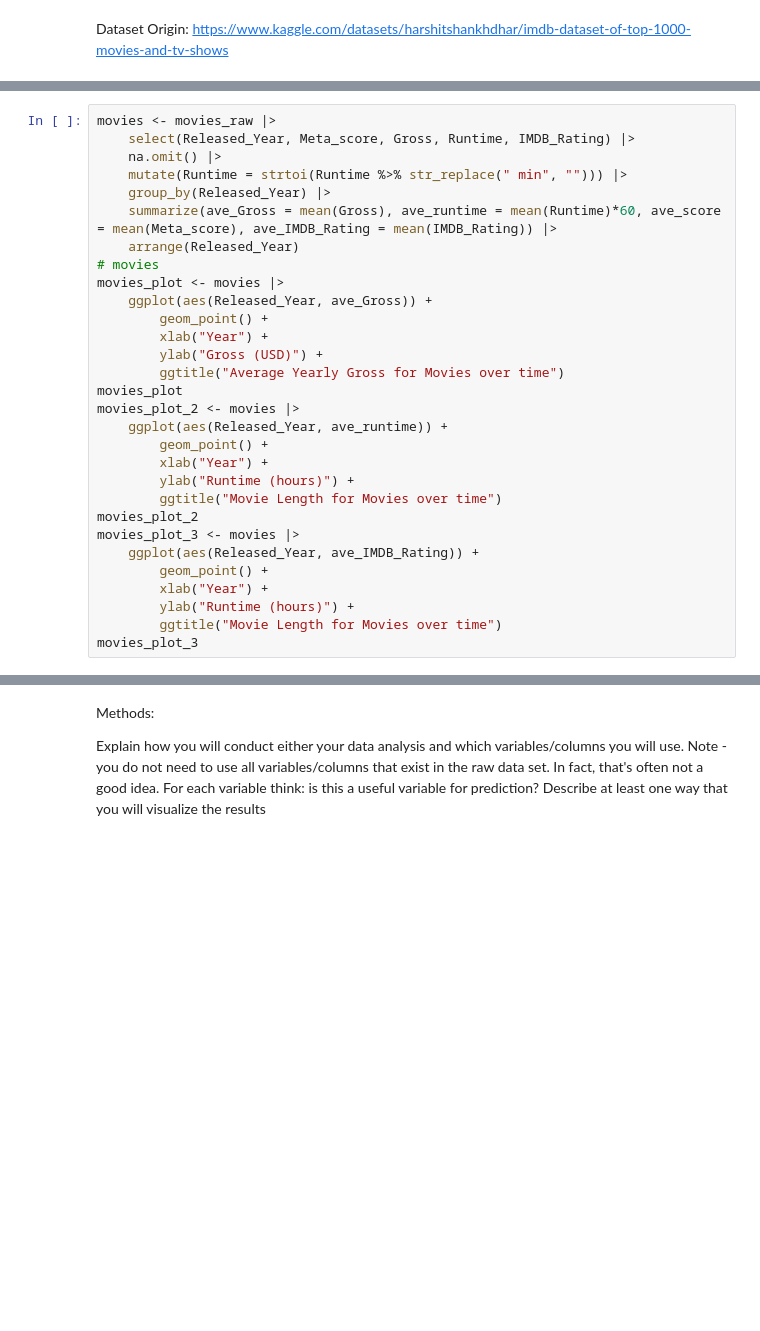
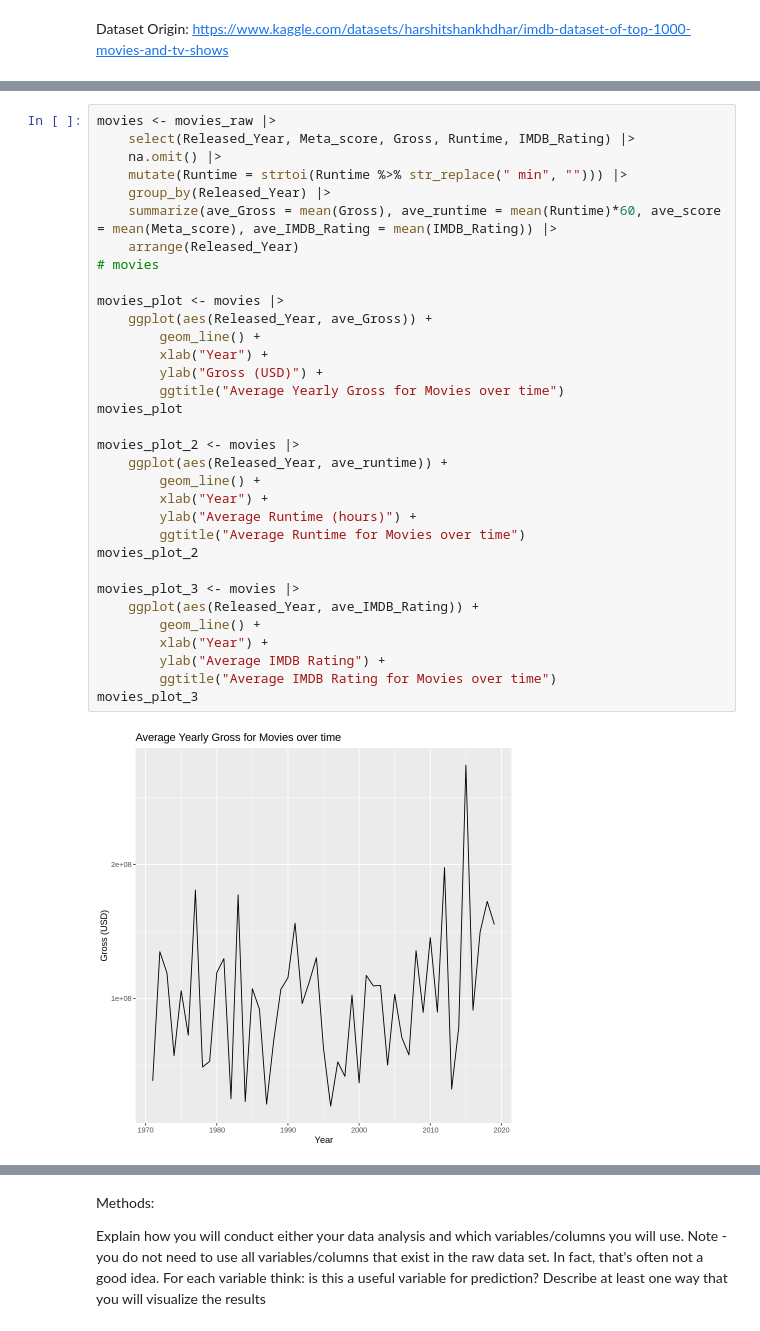
Before and after one commit to anh-dong/dsci-100-2023w1-group-33, a Jupyter notebook: Proposal.ipynb, the cells around one changed output, grey strips where cells are left out. Saved outputs shown, nothing was run; the diff lists cells and outputs as text; blank space fills up the shorter version.

Commit message:
Changed Plots and Plot Titles

```diff
--- a/Proposal.ipynb
+++ b/Proposal.ipynb
@@ -31,30 +67,35 @@ movies_raw
 # %%
 movies <- movies_raw |>
     select(Released_Year, Meta_score, Gross, Runtime, IMDB_Rating) |>
     na.omit() |>
     mutate(Runtime = strtoi(Runtime %>% str_replace(" min", ""))) |>
     group_by(Released_Year) |>
     summarize(ave_Gross = mean(Gross), ave_runtime = mean(Runtime)*60, ave_score = mean(Meta_score), ave_IMDB_Rating = mean(IMDB_Rating)) |>
     arrange(Released_Year)
 # movies
+
 movies_plot <- movies |>
     ggplot(aes(Released_Year, ave_Gross)) +
-        geom_point() +
+        geom_line() +
         xlab("Year") +
         ylab("Gross (USD)") +
         ggtitle("Average Yearly Gross for Movies over time")
 movies_plot
+
 movies_plot_2 <- movies |>
     ggplot(aes(Released_Year, ave_runtime)) +
-        geom_point() +
+        geom_line() +
         xlab("Year") +
-        ylab("Runtime (hours)") +
-        ggtitle("Movie Length for Movies over time")
+        ylab("Average Runtime (hours)") +
+        ggtitle("Average Runtime for Movies over time")
 movies_plot_2
+
 movies_plot_3 <- movies |>
     ggplot(aes(Released_Year, ave_IMDB_Rating)) +
-        geom_point() +
+        geom_line() +
         xlab("Year") +
-        ylab("Runtime (hours)") +
-        ggtitle("Movie Length for Movies over time")
+        ylab("Average IMDB Rating") +
+        ggtitle("Average IMDB Rating for Movies over time")
 movies_plot_3
+# %% [output]
+[figure, added]
```
Also changed, not shown: parts of 5 cells of this notebook.
